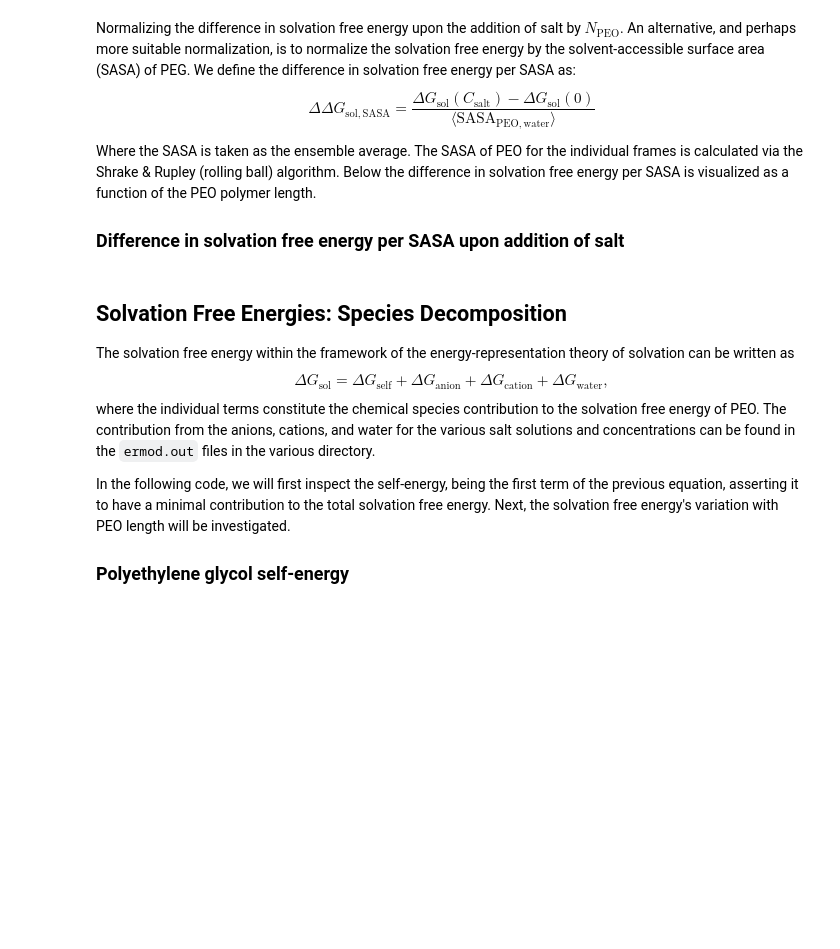
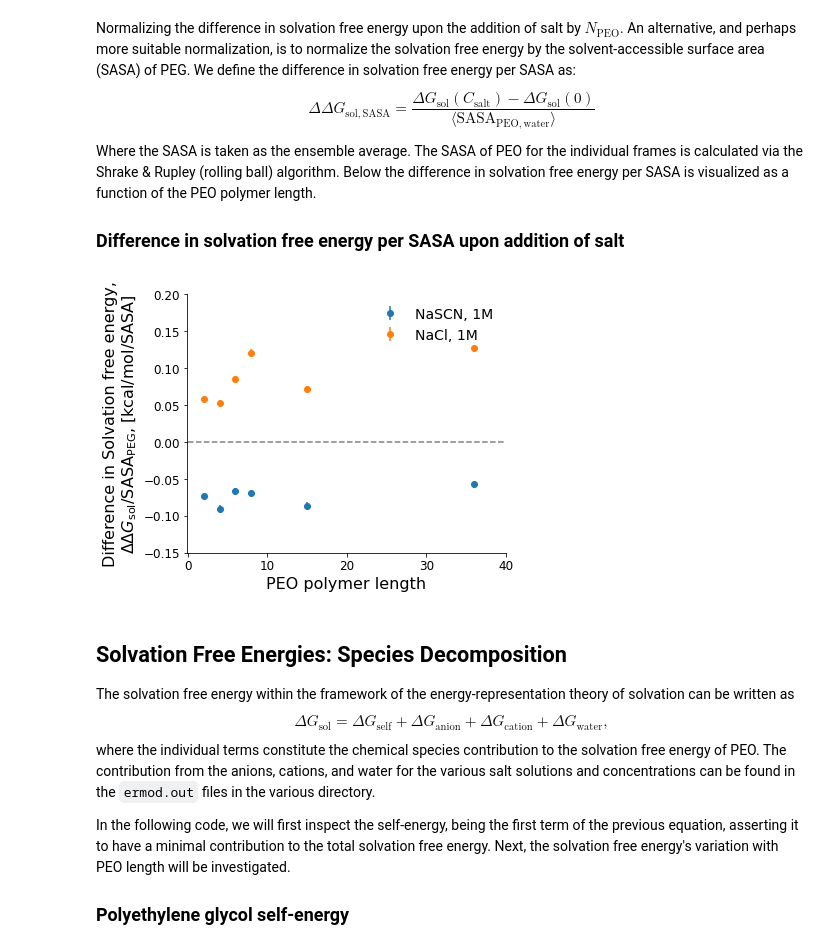
Before and after one commit to SHervoe-Hansen/PEO_solubility_in_NaCl, a Jupyter notebook: Analysis.ipynb, the cells around one changed output. Saved outputs shown, nothing was run; the diff lists cells and outputs as text; code cells hidden in the pictures; blank space fills up the shorter version.

```diff
--- a/Analysis.ipynb
+++ b/Analysis.ipynb
@@ -581,35 +629,37 @@ conditions = ['NaSCN/1.00', 'NaCl/1.00']
 sasa = np.zeros(shape=(len(nmers), NConfs))
 
 # RESEARCH NOTE: MAYBE AVERAGE OVER LONG TRAJECTORY INSTEAD OF THE 25 USED STRUCTURES?
 for i, nmer in enumerate(nmers):
     nmerdir = 'PEG{}mer'.format(nmer)
     for conf in range(NConfs):
         pdb = md.load_pdb('Simulations/{}/No_salt/{}/refs/structure.pdb'.format(nmerdir, conf))
         sasa[i,conf] = md.shrake_rupley(pdb, mode='residue').sum() # SASA calculation can be a bit slow...
 
 # Get to plotting...
 for i, condition in enumerate(['NaSCN/1.00', 'NaCl/1.00']):
     dslvfe = (slvfe.mean(axis=2)[:,i+1] - slvfe.mean(axis=2)[:,0])/sasa.mean(axis=1)
     errplt = ax.errorbar(nmers, unumpy.nominal_values(dslvfe), yerr=unumpy.std_devs(dslvfe)/np.sqrt(Nsamples),
                          marker='o', linestyle='None', color='C'+str(i), alpha=1)
     icons.append(errplt)
 
 
 ax.hlines(0, xmin=0, xmax=40, colors='black', linestyle='dashed', alpha=0.5)
 leg = ax.legend(icons, ['NaSCN, 1M', 'NaCl, 1M'],
                 loc='best', frameon=False, fontsize=14)
 
 ax.set_xlabel('PEO polymer length', fontsize=16)
 ax.set_ylabel('Difference in Solvation free energy,\n$\Delta\Delta G_{\mathrm{sol}}/\mathrm{SASA}_{\mathrm{PEG}}$, [kcal/mol/SASA]', fontsize=16)
 ax.tick_params(axis='both', which='major', labelsize=12)
 ax.spines['right'].set_visible(False)
 ax.spines['top'].set_visible(False)
 
 ax.set_xlim(-0.1, 40)
-ax.set_ylim(-0.15, 0.69)
+ax.set_ylim(-0.15, 0.2)
 
 fig.tight_layout()
-#fig.savefig('Figures/PEG_polymerlength_salt_difference_SASA_scaled.pdf', bbox_inches='tight')
+fig.savefig('Figures/PEG_polymerlength_salt_difference_SASA_scaled.pdf', bbox_inches='tight')
+# %% [output]
+[figure, added]
 # %% [markdown]
 ## Solvation Free Energies: Species Decomposition
 The solvation free energy within the framework of the energy-representation theory of solvation can be written as
```
Also changed, not shown: parts of 8 cells of this notebook, 6 other files.
